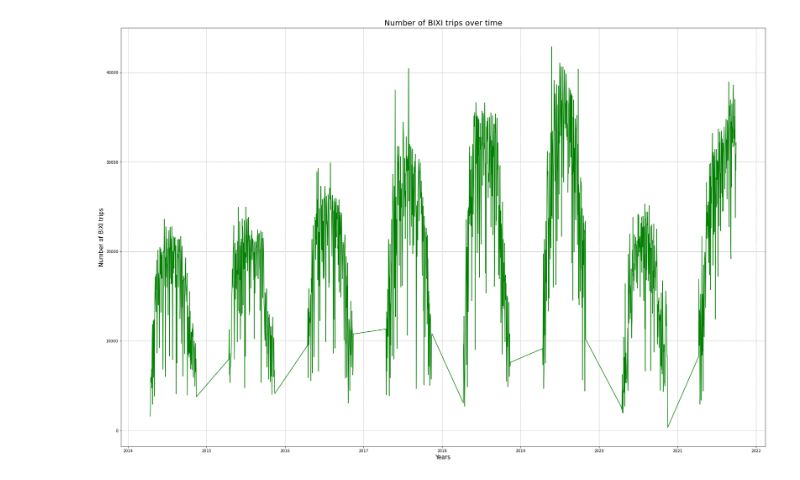
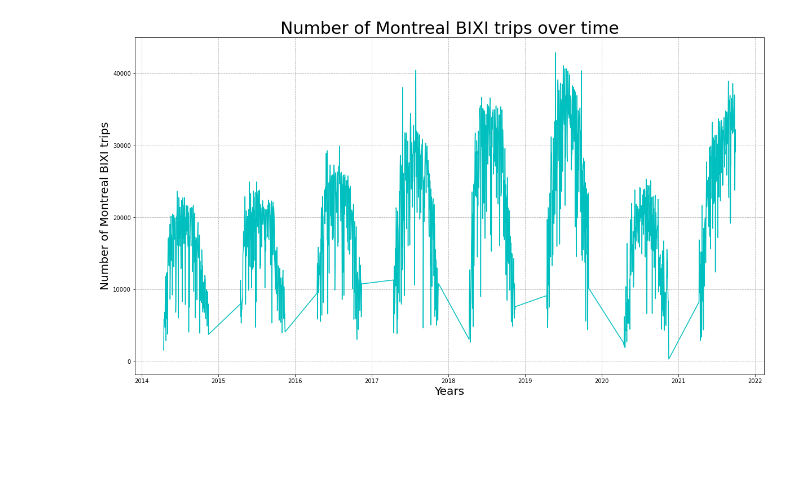
Before and after one commit to zephirl/BIXI-Network-Analysis, a Jupyter notebook: scripts/data_analysis.ipynb, the cells around one changed output. Cells and saved outputs as stored; diff of their text form; code cells hidden in the pictures; blank space fills up the shorter version.

```diff
--- a/scripts/data_analysis.ipynb
+++ b/scripts/data_analysis.ipynb
@@ -15,18 +38,25 @@ for yr in years:
+# %%
+temp=df_concat_OD.copy()
+temp['start_station_code']=pd.to_numeric(temp['start_station_code'], errors='coerce')
+temp['end_station_code']=pd.to_numeric(temp['end_station_code'], errors='coerce')
+temp.dropna(inplace=True)
+temp['start_station_code']=temp['start_station_code'].astype(np.int64)
+temp['end_station_code']=temp['end_station_code'].astype(np.int64)
+df_concat_OD = temp.copy()
 # %%
-#convert start_date and end_date to datetime objects
-df_concat_OD[['start_date','end_date']] =  df_concat_OD[['start_date','end_date']].apply(pd.to_datetime, format='%Y-%m-%d %H:%M')
-
 def plot_yearly_trips(data):
     df = data.copy()
     yearly_df = df.groupby(df['start_date'].dt.date).size().reset_index(name='count')
     #Initialize a figure and plot on the canvas
-    fig, ax = plt.subplots(figsize=(30,20))
-    ax.set_title("Number of BIXI trips over time", fontsize= 20)
-    ax.set_ylabel("Number of BIXI trips", fontsize= 15)
-    ax.set_xlabel("Years", fontsize= 15)
-    plt.plot(yearly_df['start_date'], yearly_df["count"], color= 'g')
+    fig, ax = plt.subplots(figsize=(20,11))
+    ax.set_title("Number of Montreal BIXI trips over time", fontsize= 30)
+    ax.set_ylabel("Number of Montreal BIXI trips", fontsize= 20)
+    ax.set_xlabel("Years", fontsize= 20)
+    plt.plot(yearly_df['start_date'], yearly_df["count"], color= 'c')
     plt.grid(linestyle="--")
+    #Save plot first
+    fig.savefig("../plots/trips_over_time.png", format="png")
     plt.show()
 plot_yearly_trips(df_concat_OD)
 # %% [output]
-[figure, old version]
+[figure, new version]
```
Also changed, not shown: parts of 7 cells of this notebook, 3 other files.
